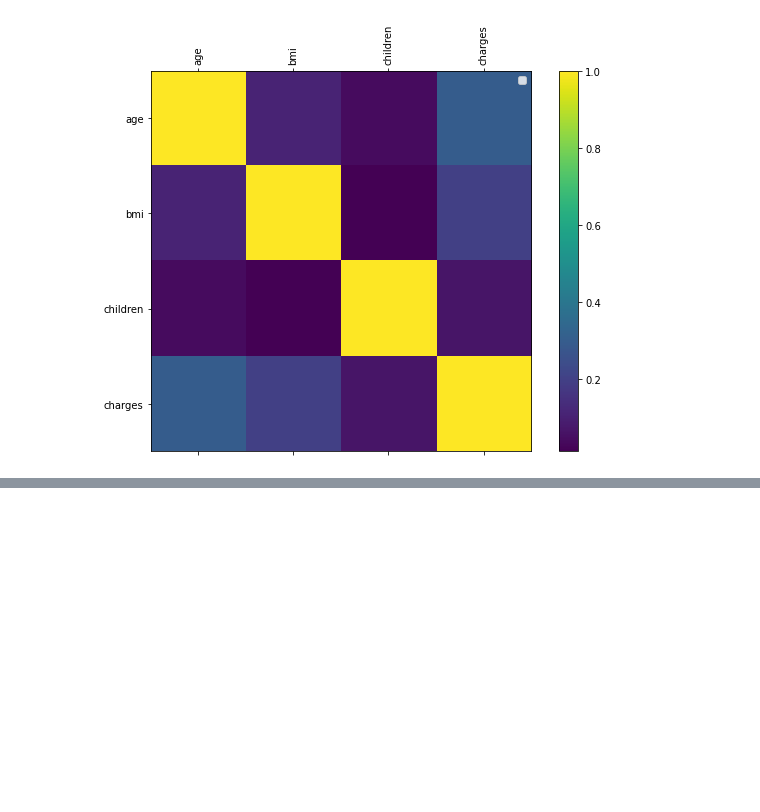
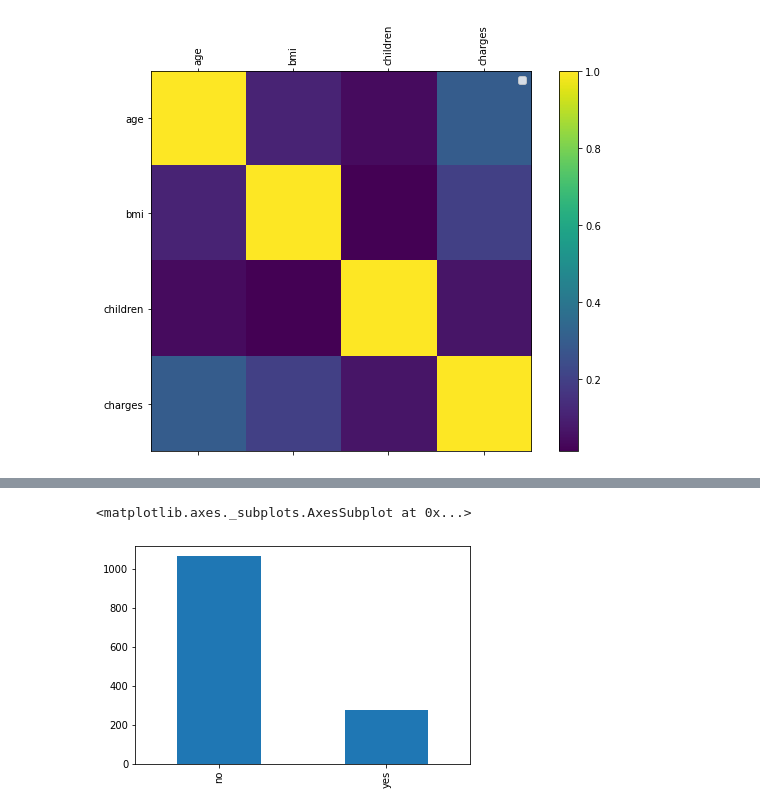
Before and after one commit to meshalalsultan/Regresstion_Insurance_Tensoflow, a Jupyter notebook: Insurance_with_Tensorflow.ipynb, the cells around one changed output, grey strips where cells are left out. Drawn from its saved outputs; the diff is of its cells as text; code cells hidden in the pictures; blank space fills up the shorter version.

```diff
--- a/Insurance_with_Tensorflow.ipynb
+++ b/Insurance_with_Tensorflow.ipynb
@@ -101,0 +120,6 @@ No handles with labels found to put in legend.
+# %%
+#Smoker value
+insurance['smoker'].value_counts().plot(kind='bar')
+# %% [output]
+<matplotlib.axes._subplots.AxesSubplot at 0x...>
+[figure, added]
```
Also changed, not shown: parts of 102 cells of this notebook.
